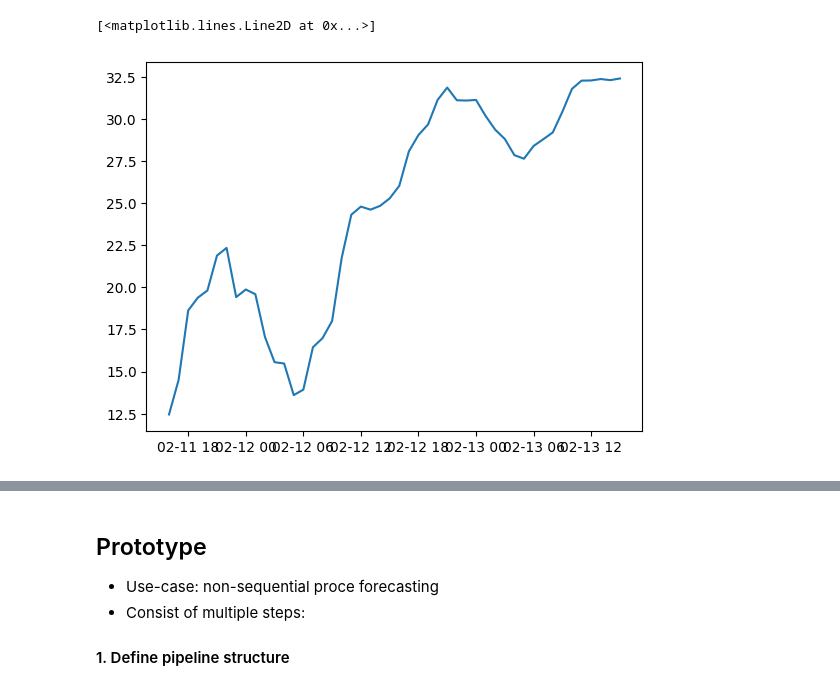
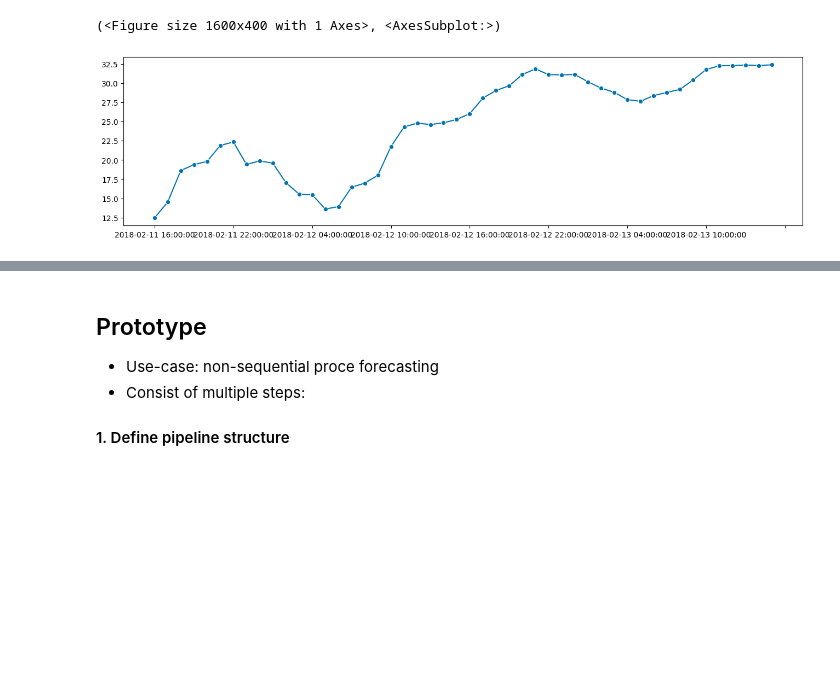
Before and after one commit to sktime/sktime-tutorial-pydata-global-2022, a Jupyter notebook: notebooks/non-sequential.ipynb, the cells around one changed output, grey strips where cells are left out. Cells and saved outputs as stored; diff of their text form; code cells hidden in the pictures; blank space fills up the shorter version.

Commit message:
Add additional pipeline plots

```diff
--- a/notebooks/non-sequential.ipynb
+++ b/notebooks/non-sequential.ipynb
@@ -22,36 +22,37 @@ import pandas as pd
 import matplotlib.pyplot as plt
 from sktime.forecasting.compose import ForecastingPipeline
 from sktime.transformations.series.adapt import TabularToSeriesAdaptor
 from sktime.forecasting.base import ForecastingHorizon
 from sktime.forecasting.arima import ARIMA
 from sklearn.preprocessing import StandardScaler
+from sktime.utils.plotting import plot_series
 
 
 # Load data
 data = pd.read_csv("../data/getting_started_data.csv", parse_dates=["time"], index_col="time",)
 data.index.freq = "H"
 y = data["price"]
 y_load = data["load_power_statistics"]
 y_train = y.iloc[:1000]
 y_train_load = y_load.iloc[:1000]
 test_time = y.iloc[1000:1048].index
 y_test_load = y_load.iloc[1000:1048]
 
 # Build a simple pipeline
 pipe = ForecastingPipeline(steps=[
     ("standardscaler", TabularToSeriesAdaptor(StandardScaler())),
     ("forecaster", ARIMA(order=(24, 0, 0))),
 ])
 # Train the pipeline
 pipe.fit(y_train,)
 
 # Predict one Step
 fh = ForecastingHorizon(test_time, is_relative=False)
 y_pred = pipe.predict(fh=fh)
-plt.plot(y_pred)
+plot_series(y_pred)
 # %% [output]
-[<matplotlib.lines.Line2D at 0x...>]
+(<Figure size 1600x400 with 1 Axes>, <AxesSubplot:>)
-[figure, old version]
+[figure, new version]
 # %% [markdown]
 
 ### However
```
Also changed, not shown: parts of 6 cells of this notebook, 3 other files.
